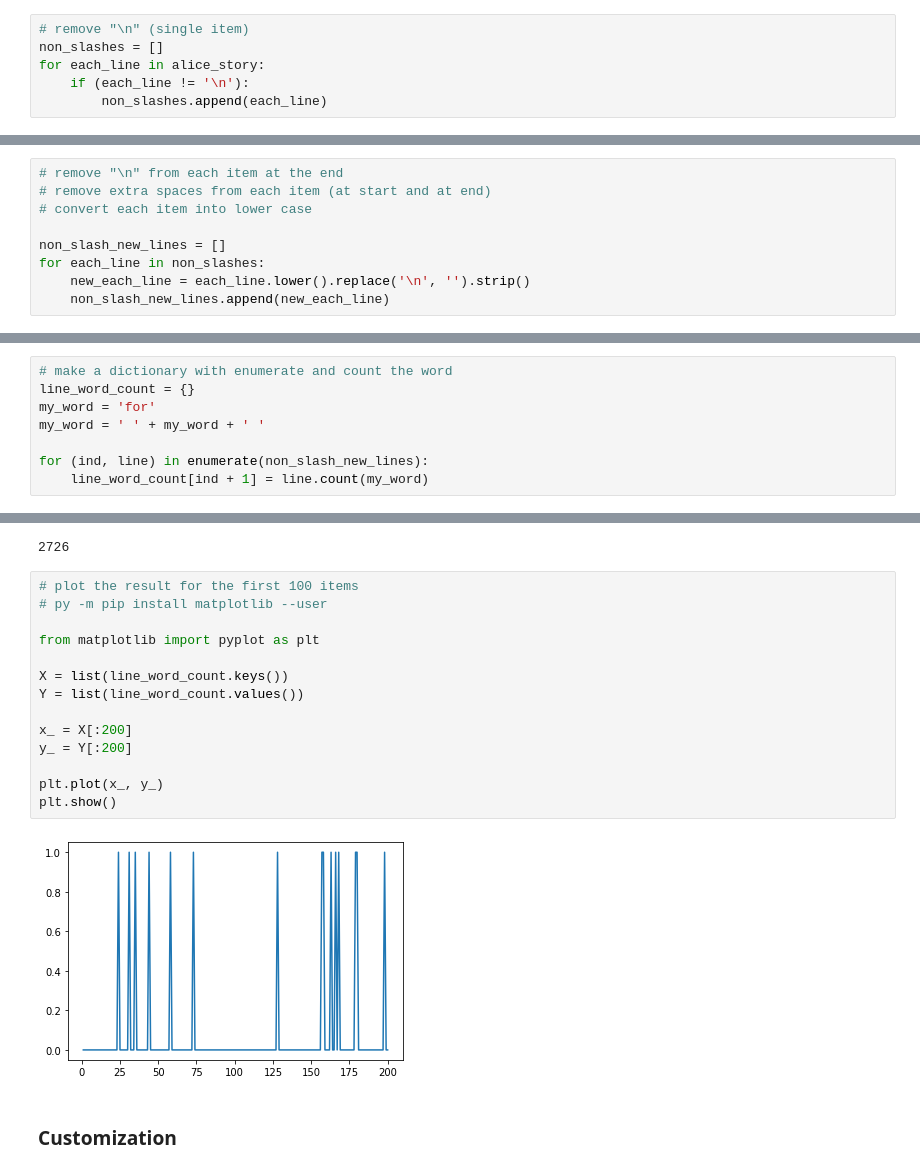
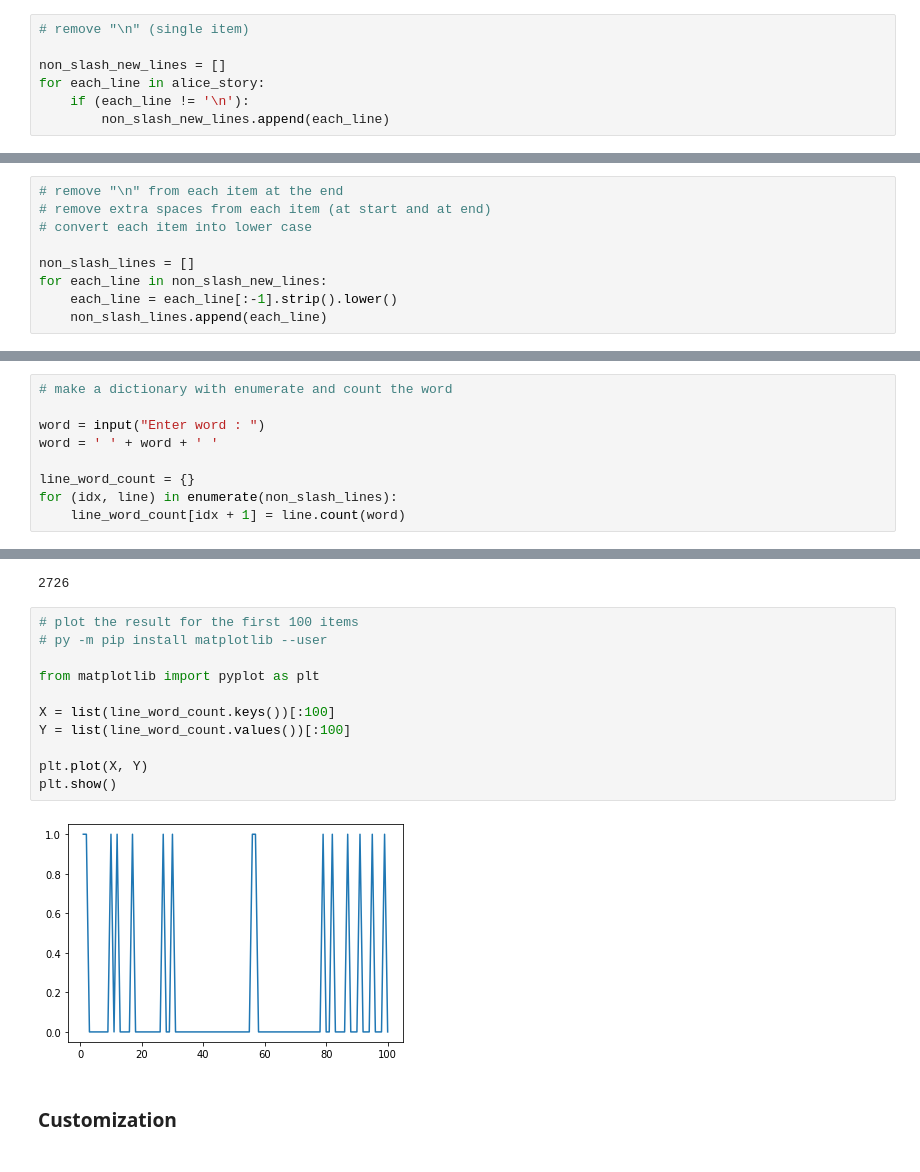
Before and after one commit to msameeruddin/Python-Programming, a Jupyter notebook: 8_Python_File-handling/file_handling.ipynb, the cells around one changed output, grey strips where cells are left out. Saved outputs shown, nothing was run; the diff lists cells and outputs as text.

```diff
--- a/8_Python_File-handling/file_handling.ipynb
+++ b/8_Python_File-handling/file_handling.ipynb
@@ -261,7 +261,8 @@ len(alice_story)
 ### Data cleaning
 # %%
 # remove "\n" (single item)
-non_slashes = []
+
+non_slash_new_lines = []
 for each_line in alice_story:
     if (each_line != '\n'):
-        non_slashes.append(each_line)
+        non_slash_new_lines.append(each_line)
@@ -287,12 +269,3 @@ len(non_slashes)
-# %%
-# remove "\n" from each item at the end
-# remove extra spaces from each item (at start and at end)
-# convert each item into lower case
-
-non_slash_new_lines = []
-for each_line in non_slashes:
-    new_each_line = each_line.lower().replace('\n', '').strip()
-    non_slash_new_lines.append(new_each_line)
 # %%
 # display first 10 items
 non_slash_new_lines[:10]
@@ -314,0 +293,9 @@ len(non_slash_new_lines)
+# %%
+# remove "\n" from each item at the end
+# remove extra spaces from each item (at start and at end)
+# convert each item into lower case
+
+non_slash_lines = []
+for each_line in non_slash_new_lines:
+    each_line = each_line[:-1].strip().lower()
+    non_slash_lines.append(each_line)
@@ -329,9 +336,10 @@ f.items()
 dict_items([(0, 's'), (1, 'd'), (2, 'f')])
 # %%
 # make a dictionary with enumerate and count the word
+
+word = input("Enter word : ")
+word = ' ' + word + ' '
+
 line_word_count = {}
-my_word = 'for'
-my_word = ' ' + my_word + ' '
-
-for (ind, line) in enumerate(non_slash_new_lines):
-    line_word_count[ind + 1] = line.count(my_word)
+for (idx, line) in enumerate(non_slash_lines):
+    line_word_count[idx + 1] = line.count(word)
@@ -345,19 +355,16 @@ len(line_word_count)
 # %%
 # plot the result for the first 100 items
 # py -m pip install matplotlib --user
 
 from matplotlib import pyplot as plt
 
-X = list(line_word_count.keys())
-Y = list(line_word_count.values())
+X = list(line_word_count.keys())[:100]
+Y = list(line_word_count.values())[:100]
 
-x_ = X[:200]
-y_ = Y[:200]
-
-plt.plot(x_, y_)
+plt.plot(X, Y)
 plt.show()
 # %% [output]
-[figure, old version]
+[figure, new version]
 # %% [markdown]
 ### **Customization**
 # %%
```
Also changed, not shown: parts of 11 cells of this notebook, 17 other files.
